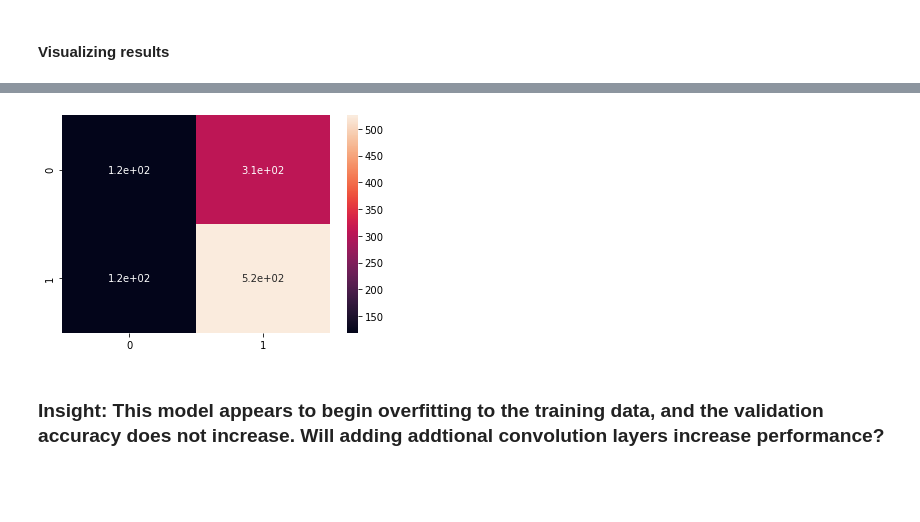
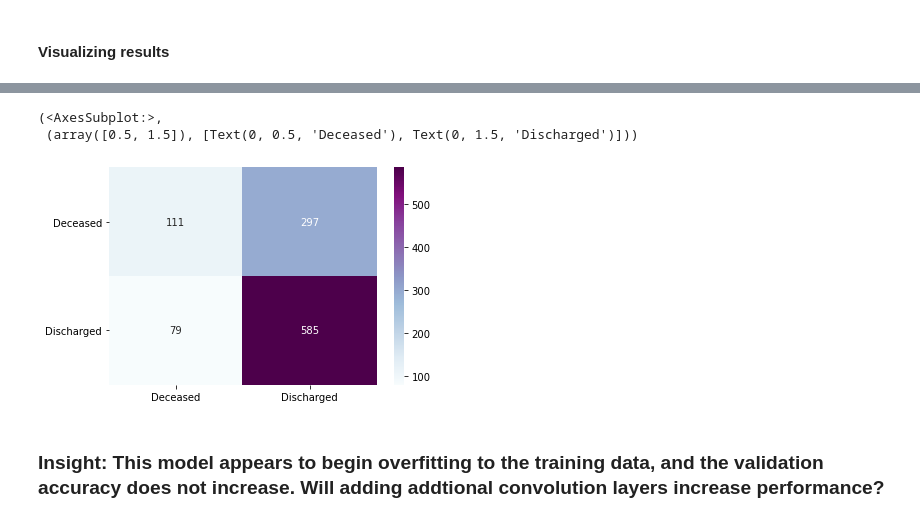
Before and after one commit to AMcqueen1980/COVID19_MortalityPred, a Jupyter notebook: COVID19_xray_imganalysis.ipynb, the cells around one changed output, grey strips where cells are left out. Cells and saved outputs as stored; diff of their text form; code cells hidden in the pictures; blank space fills up the shorter version.

Commit message:
final preds

```diff
--- a/COVID19_xray_imganalysis.ipynb
+++ b/COVID19_xray_imganalysis.ipynb
@@ -80,2 +79,9 @@ X_train, X_val, y_train, y_val = train_test_split(X, y, test_size=0.2, random_st
+# %%
+#creating 2nd train and validation set from initial training set
+
+x = X_train
+Y = y_train
+
+X_train2, X_val, y_train2, y_val = train_test_split(x, Y, test_size=0.2, random_state=42)
 # %%
 #investigating shapes of train and validation sets
@@ -109,6 +115,12 @@ def visualize_results(results):
     plt.xlabel('Epochs')
     plt.ylabel('Accuracy')
     plt.show();
+# %%
+def plot_matrix(y_true, y_pred):
+    matrix = confusion_matrix(y_true, y_pred)
+
+    return sns.heatmap(matrix, annot=True, cmap='BuPu', fmt='.4g', xticklabels=['Deceased', 'Discharged'],
+                       yticklabels=['Deceased', 'Discharged']), plt.yticks(rotation=0)
 # %% [markdown]
 ## Baseline dummy classifier
 # %%
@@ -116,7 +128,7 @@ def visualize_results(results):
 
 
 dummy = DummyClassifier(strategy='most_frequent')
-dummy.fit(X_train, y_train)
+dummy.fit(X_train2, y_train2)
 dummy.predict(X_val)
 # %% [output]
 array([1., 1., 1., ..., 1., 1., 1.], dtype=float32)
@@ -148,8 +181,8 @@ model.compile(optimizer=optimizer,
               loss='binary_crossentropy',
               metrics=['acc'])
 
-results = model.fit(X_train,
-                    y_train,
+results = model.fit(X_train2,
+                    y_train2,
                     callbacks=early_stopping,
                     epochs=50,
                     batch_size=128,
@@ -192,13 +225,13 @@ visualize_results(results)
 # %%
 #confusion matrix for model predictions
 
 label_pred = (model.predict(X_val) > 0.5).astype(int)
 
-cf_matrix = confusion_matrix(y_val, label_pred)
-
-sns.heatmap(cf_matrix, annot=True);
+plot_matrix(y_val, label_pred)
 # %% [output]
+(<AxesSubplot:>,
+ (array([0.5, 1.5]), [Text(0, 0.5, 'Deceased'), Text(0, 1.5, 'Discharged')]))
-[figure, old version]
+[figure, new version]
 # %% [markdown]
 ### Insight: This model appears to begin overfitting to the training data, and the validation accuracy does not increase. Will adding addtional convolution layers increase performance?
 # %%
```
Also changed, not shown: parts of 46 cells of this notebook.
